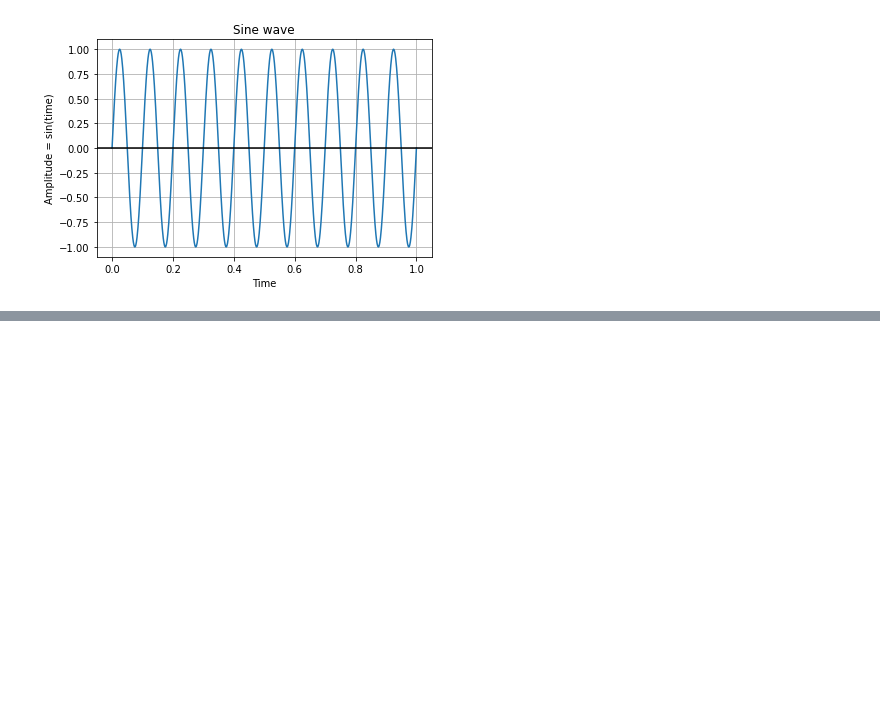
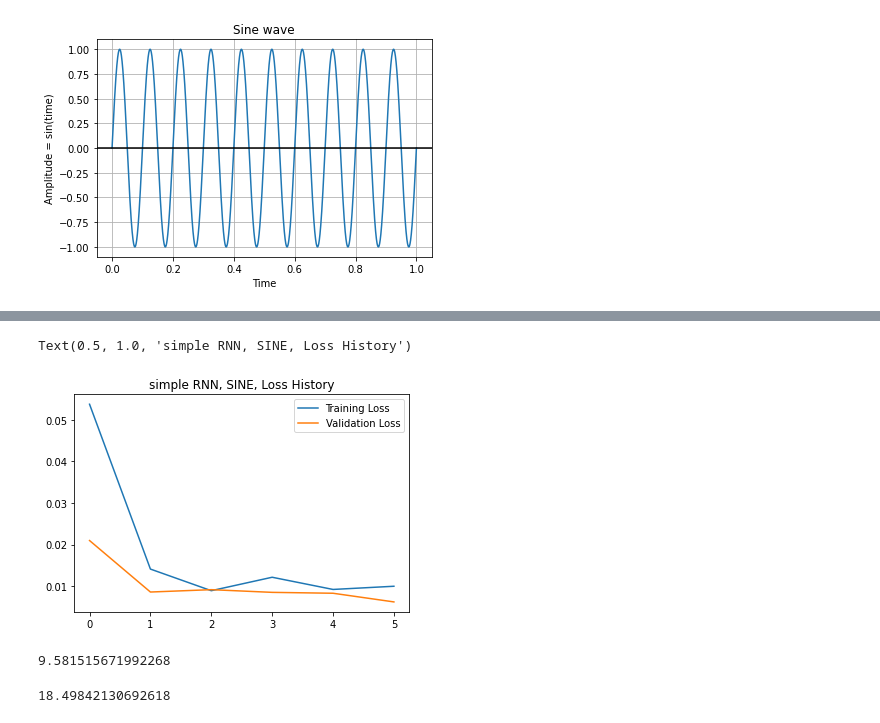
Before and after one commit to Nadiam75/DeepLearning_HW_3, a Jupyter notebook: Q2.ipynb, the cells around one changed output, grey strips where cells are left out. Saved outputs shown, nothing was run; the diff lists cells and outputs as text; code cells hidden in the pictures; blank space fills up the shorter version.

```diff
--- a/Q2.ipynb
+++ b/Q2.ipynb
@@ -132,0 +108,20 @@ ValueError: ignored
+# %%
+denoised = SINE
+noisy= make_noisy(SINE)
+y_train , y_validation , y_test = denoised[ :700*samplingConst  ]   , denoised[ 700*samplingConst:800*samplingConst ]  , denoised[ 800*samplingConst: ]
+x_train , x_validation , x_test = noisy[ :700*samplingConst ]   , noisy[ 700*samplingConst:800*samplingConst  ]  , noisy[ 800*samplingConst: ]
+# %%
+x_train = x_train.reshape((700,samplingConst,1))
+x_validation = x_validation.reshape((100,samplingConst,1))
+x_test = x_test.reshape((200,samplingConst,1))
+
+y_train = y_train.reshape((700,samplingConst,1))
+y_validation = y_validation.reshape((100,samplingConst,1))
+y_test = y_test.reshape((200,samplingConst,1))
+# %%
+# SimpleRNN
+SimpleRNNmodel=tf.keras.models.Sequential()
+SimpleRNNmodel.add(tf.keras.layers.SimpleRNN(30, input_shape = (samplingConst,1) ,  activation='tanh' ))
+SimpleRNNmodel.add(tf.keras.layers.Dense(samplingConst, activation='tanh'))
+SimpleRNNmodel.compile(loss='mse', optimizer=tf.keras.optimizers.Adam(learning_rate = 0.001))
+history1 = SimpleRNNmodel.fit(x_train, y_train, epochs=6, batch_size= 1, validation_data= (x_validation , y_validation),  verbose=1)
@@ -132,0 +141,9 @@ ValueError: ignored
+# %%
+fig = plt.figure()
+plt.plot(history1.history['loss'], label='Training Loss')
+plt.plot(history1.history['val_loss'], label='Validation Loss')
+plt.legend()
+plt.title('simple RNN, SINE, Loss History')
+# %% [output]
+Text(0.5, 1.0, 'simple RNN, SINE, Loss History')
+[figure, added]
@@ -132,0 +158,8 @@ ValueError: ignored
+# %%
+SNR_BEFORE_SINE_RNN
+# %% [output]
+9.581515671992268
+# %%
+SNR_AFTER_SINE_RNN
+# %% [output]
+18.49842130692618
```
Also changed, not shown: parts of 60 cells of this notebook.
